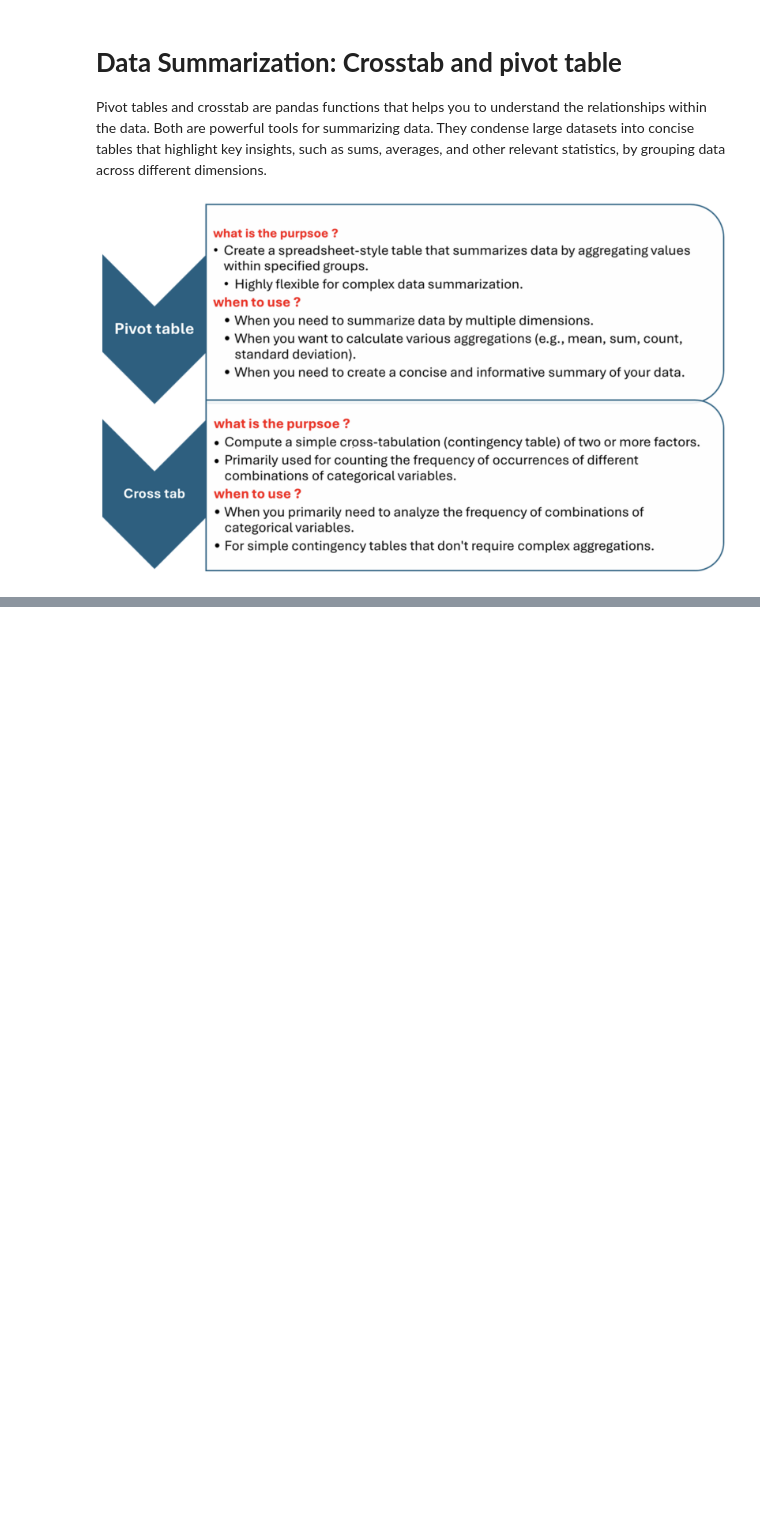
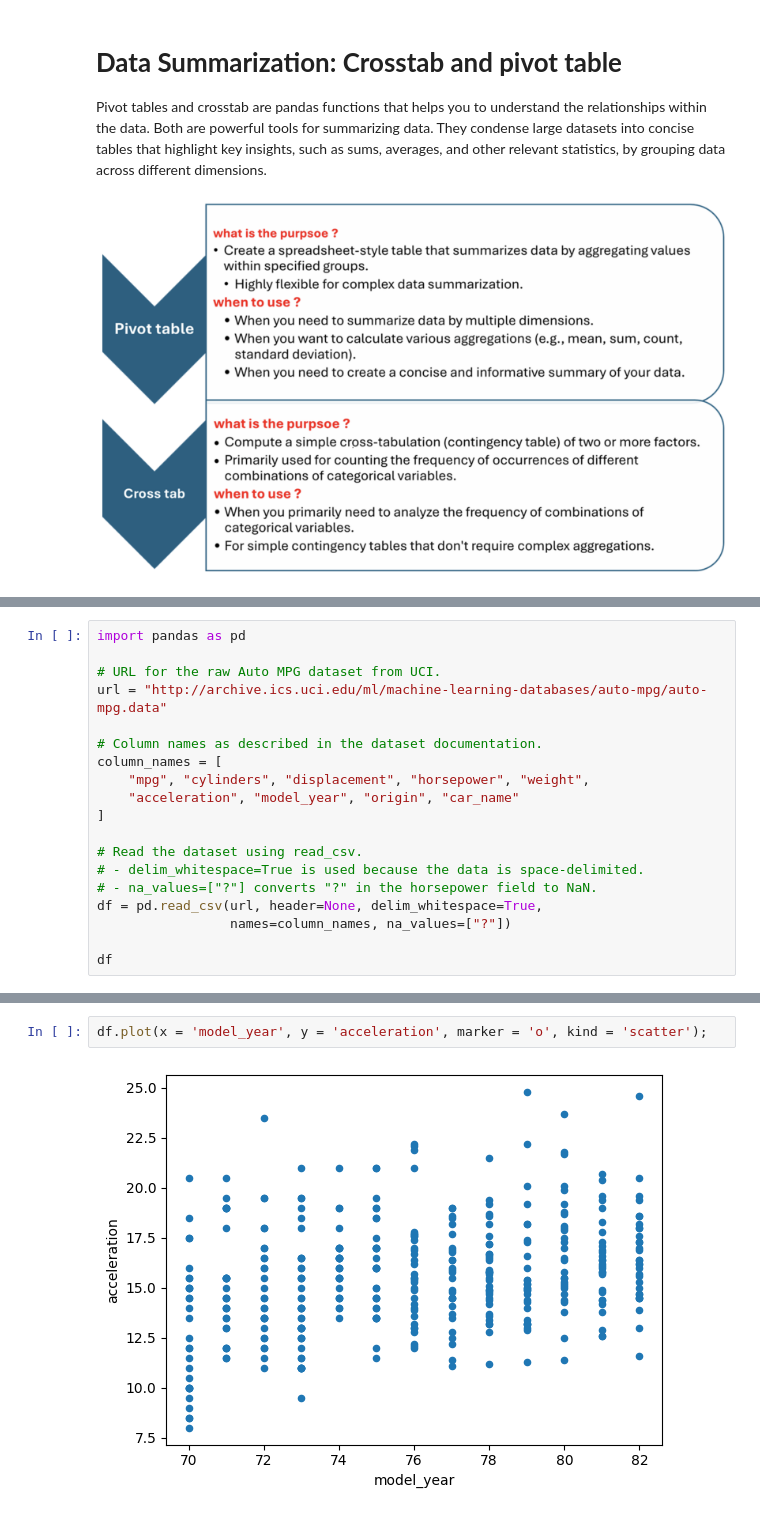
Before and after one commit to Dinesh9928/DataScience_Playground, a Jupyter notebook: Pandas.ipynb, the cells around one changed output, grey strips where cells are left out. Saved outputs shown, nothing was run; the diff lists cells and outputs as text; blank space fills up the shorter version.

```diff
--- a/Pandas.ipynb
+++ b/Pandas.ipynb
@@ -1933,0 +1986,19 @@ Long Format DataFrame:
+# %%
+import pandas as pd
+
+# URL for the raw Auto MPG dataset from UCI.
+url = "http://archive.ics.uci.edu/ml/machine-learning-databases/auto-mpg/auto-mpg.data"
+
+# Column names as described in the dataset documentation.
+column_names = [
+    "mpg", "cylinders", "displacement", "horsepower", "weight",
+    "acceleration", "model_year", "origin", "car_name"
+]
+
+# Read the dataset using read_csv.
+# - delim_whitespace=True is used because the data is space-delimited.
+# - na_values=["?"] converts "?" in the horsepower field to NaN.
+df = pd.read_csv(url, header=None, delim_whitespace=True,
+                 names=column_names, na_values=["?"])
+
+df
@@ -1933,0 +2122,4 @@ Long Format DataFrame:
+# %%
+df.plot(x = 'model_year', y = 'acceleration', marker = 'o', kind = 'scatter');
+# %% [output]
+[figure, added]
```
Also changed, not shown: parts of 17 cells of this notebook.
